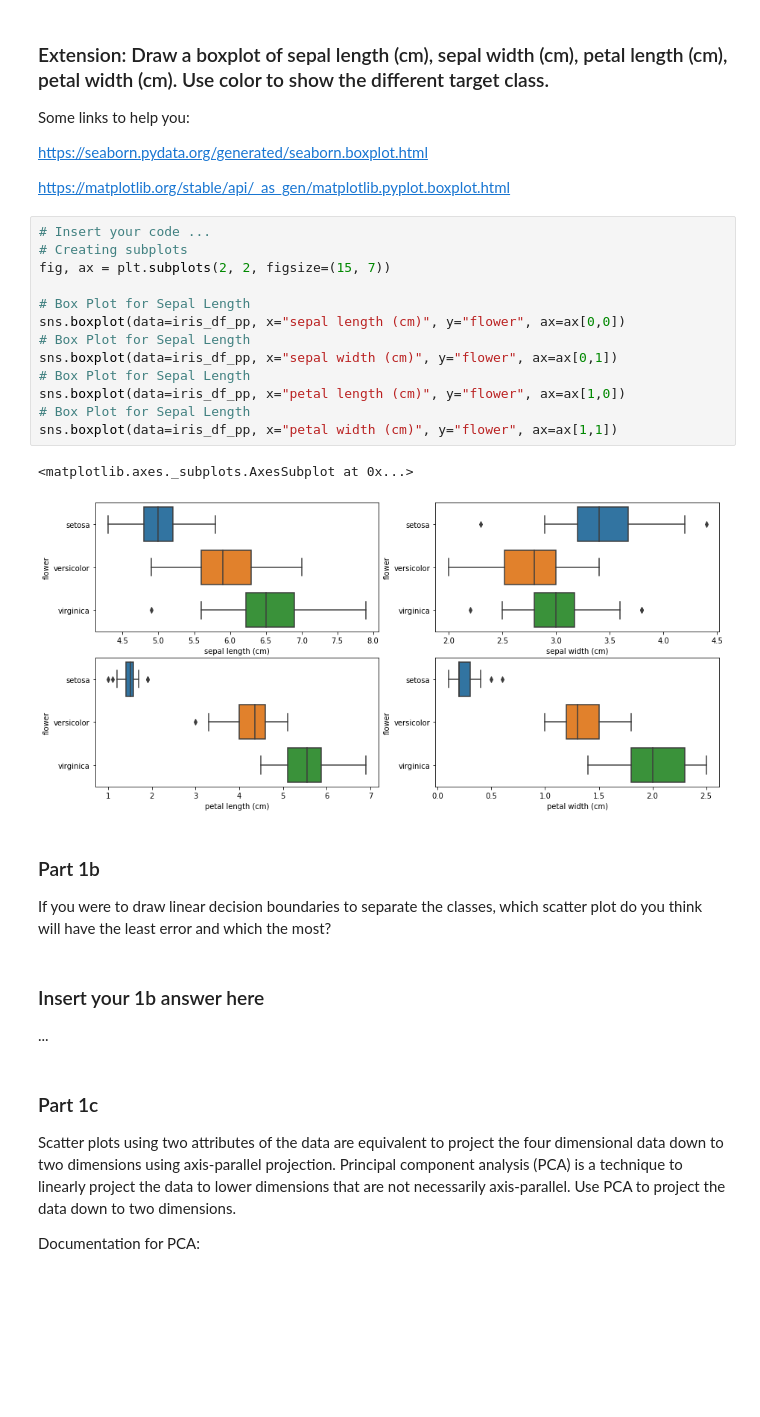
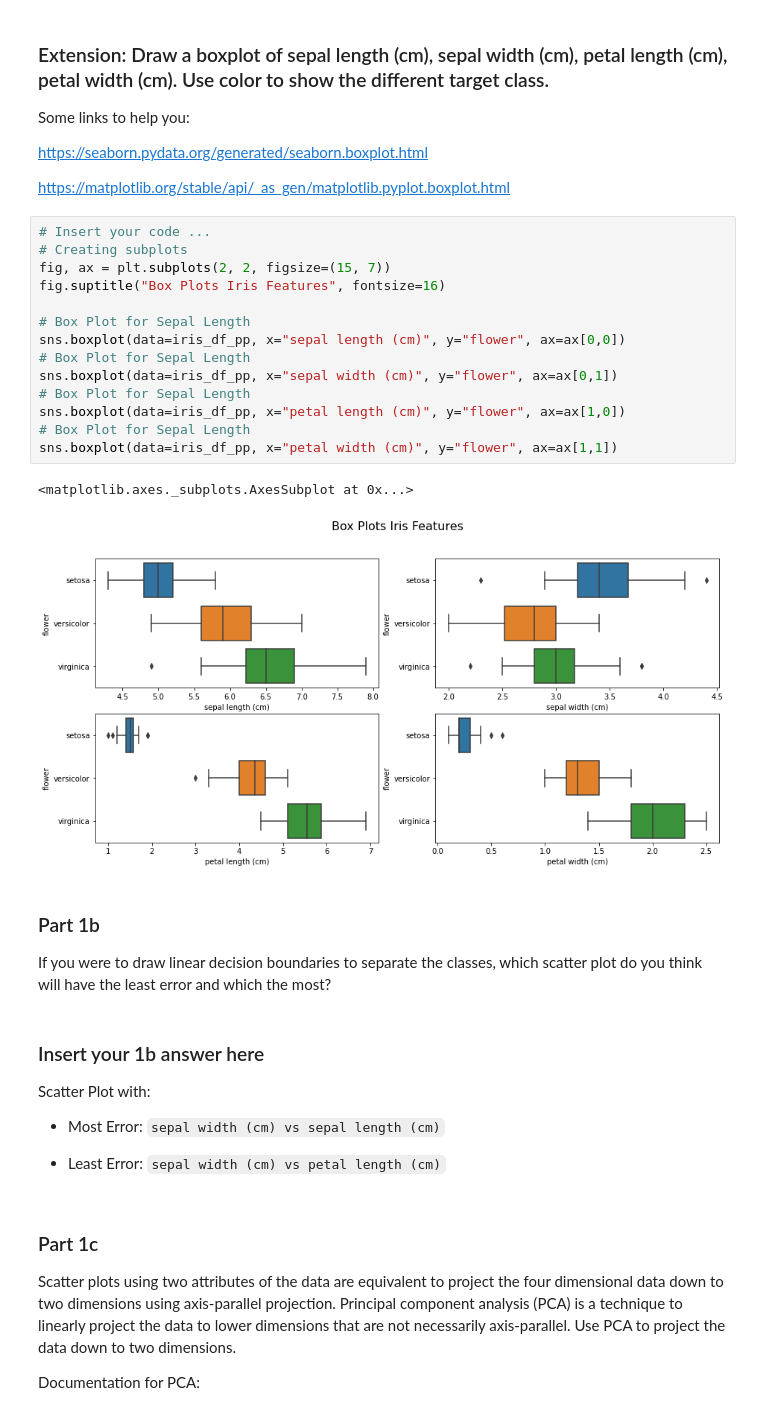
Before and after one commit to KayvanShah1/usc-dsci552-mlds-sp23, a Jupyter notebook: assignment-2/Kayvan_Shah_Assignment 2_solution.ipynb, the cells around one changed output. Cells and saved outputs as stored; diff of their text form; blank space fills up the shorter version.

```diff
--- a/assignment-2/Kayvan_Shah_Assignment 2_solution.ipynb
+++ b/assignment-2/Kayvan_Shah_Assignment 2_solution.ipynb
@@ -146,25 +146,30 @@ https://matplotlib.org/stable/api/_as_gen/matplotlib.pyplot.boxplot.html
 # %%
 # Insert your code ...
 # Creating subplots
 fig, ax = plt.subplots(2, 2, figsize=(15, 7))
+fig.suptitle("Box Plots Iris Features", fontsize=16)
 
 # Box Plot for Sepal Length
 sns.boxplot(data=iris_df_pp, x="sepal length (cm)", y="flower", ax=ax[0,0])
 # Box Plot for Sepal Length
 sns.boxplot(data=iris_df_pp, x="sepal width (cm)", y="flower", ax=ax[0,1])
 # Box Plot for Sepal Length
 sns.boxplot(data=iris_df_pp, x="petal length (cm)", y="flower", ax=ax[1,0])
 # Box Plot for Sepal Length
 sns.boxplot(data=iris_df_pp, x="petal width (cm)", y="flower", ax=ax[1,1])
 # %% [output]
 <matplotlib.axes._subplots.AxesSubplot at 0x...>
-[figure, old version]
+[figure, new version]
 # %% [markdown]
 ### Part 1b
 If you were to draw linear decision boundaries to separate the classes, which scatter plot do you think will have the least error and which the most?
-# %% [markdown]
-### Insert your 1b answer here
-...
+# %% [markdown]
+### Insert your 1b answer here
+Scatter Plot with:
+
+- Most Error: `sepal width (cm) vs sepal length (cm)`
+
+- Least Error: `sepal width (cm) vs petal length (cm)`
 # %% [markdown]
 ### Part 1c
 Scatter plots using two attributes of the data are equivalent to project the four dimensional data down to two dimensions using axis-parallel projection. Principal component analysis (PCA) is a technique to linearly project the data to lower dimensions that are not necessarily axis-parallel. Use PCA to project the data down to two dimensions.
```
Also changed, not shown: parts of 6 cells of this notebook.
